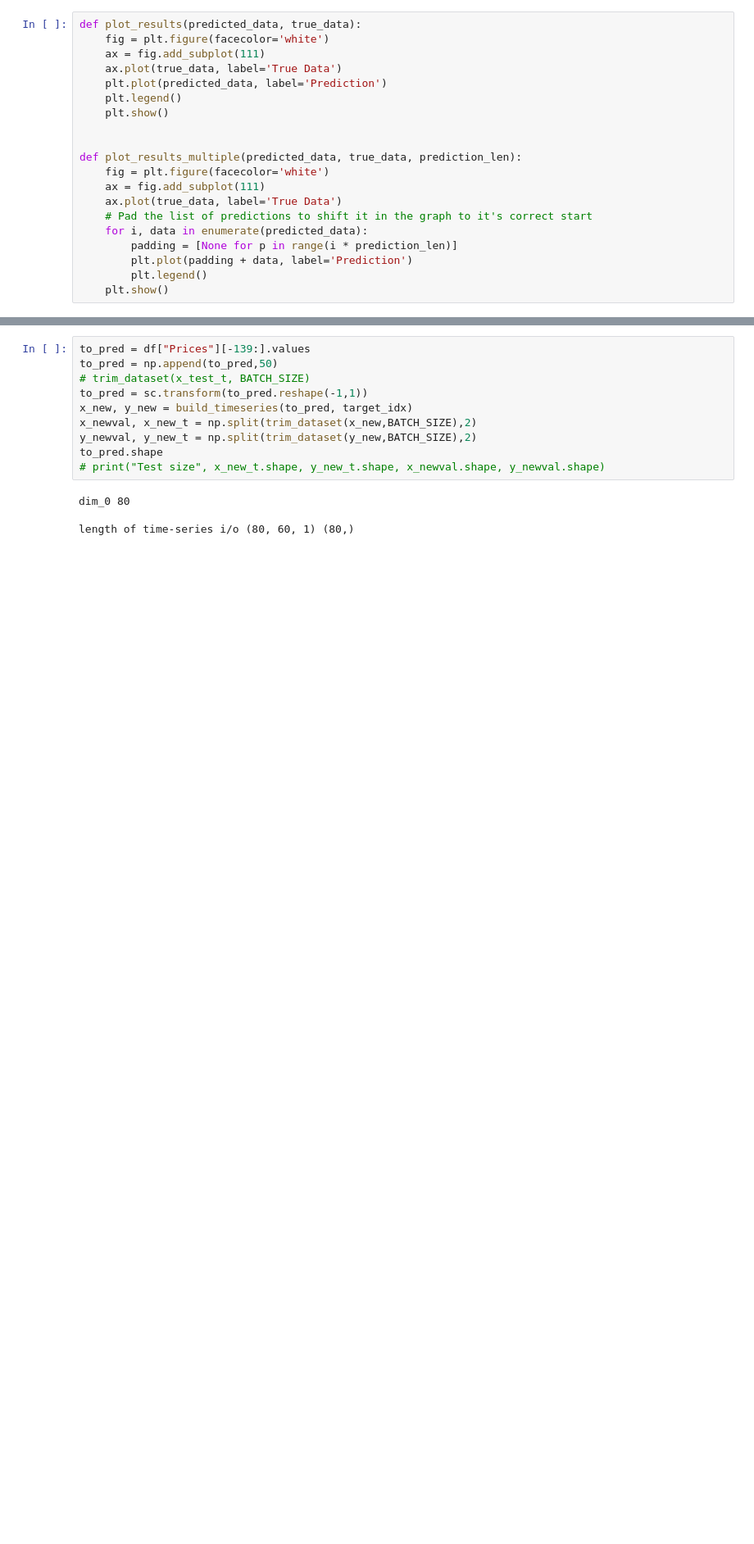
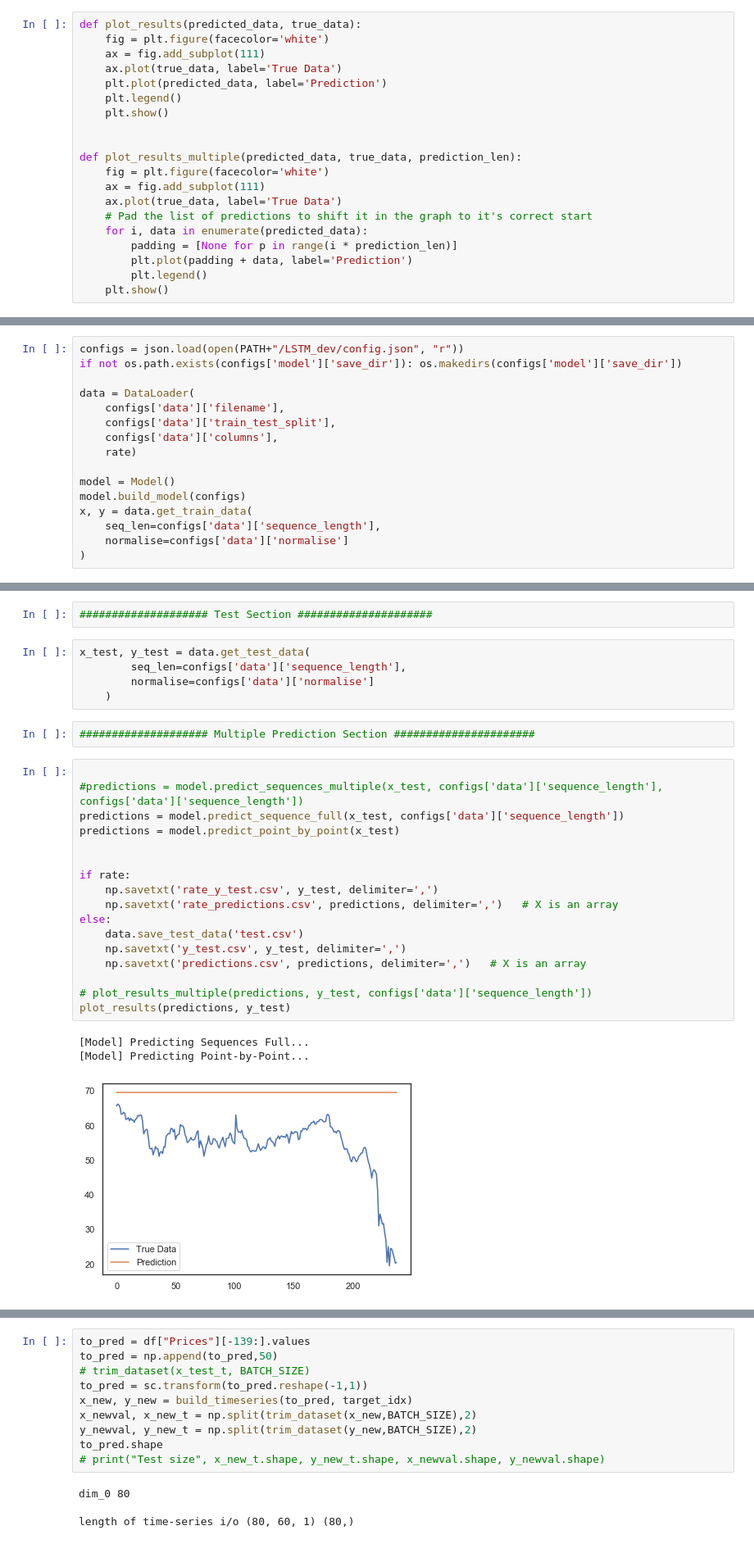
Before and after one commit to Team-Cpp/Team-Cpp, a Jupyter notebook: LSTM_dev/nnRegressor.ipynb, the cells around one changed output, grey strips where cells are left out. Shown at 82% size. Cells and saved outputs as stored; diff of their text form; blank space fills up the shorter version.

```diff
--- a/LSTM_dev/nnRegressor.ipynb
+++ b/LSTM_dev/nnRegressor.ipynb
@@ -1029,0 +954,16 @@ test = df_train.iloc[1:]
+# %%
+configs = json.load(open(PATH+"/LSTM_dev/config.json", "r"))
+if not os.path.exists(configs['model']['save_dir']): os.makedirs(configs['model']['save_dir'])
+
+data = DataLoader(
+    configs['data']['filename'],
+    configs['data']['train_test_split'],
+    configs['data']['columns'],
+    rate)
+
+model = Model()
+model.build_model(configs)
+x, y = data.get_train_data(
+    seq_len=configs['data']['sequence_length'],
+    normalise=configs['data']['normalise']
+)
@@ -1029,0 +1024,30 @@ test = df_train.iloc[1:]
+# %%
+#################### Test Section #####################
+# %%
+x_test, y_test = data.get_test_data(
+        seq_len=configs['data']['sequence_length'],
+        normalise=configs['data']['normalise']
+    )
+# %%
+#################### Multiple Prediction Section ######################
+# %%
+
+#predictions = model.predict_sequences_multiple(x_test, configs['data']['sequence_length'], configs['data']['sequence_length'])
+predictions = model.predict_sequence_full(x_test, configs['data']['sequence_length'])
+predictions = model.predict_point_by_point(x_test)
+
+
+if rate:
+    np.savetxt('rate_y_test.csv', y_test, delimiter=',')
+    np.savetxt('rate_predictions.csv', predictions, delimiter=',')   # X is an array
+else:
+    data.save_test_data('test.csv')
+    np.savetxt('y_test.csv', y_test, delimiter=',')
+    np.savetxt('predictions.csv', predictions, delimiter=',')   # X is an array
+
+# plot_results_multiple(predictions, y_test, configs['data']['sequence_length'])
+plot_results(predictions, y_test)
+# %% [output]
+[Model] Predicting Sequences Full...
+[Model] Predicting Point-by-Point...
+[figure, added]
```
Also changed, not shown: parts of 35 cells of this notebook, 5 other files.
